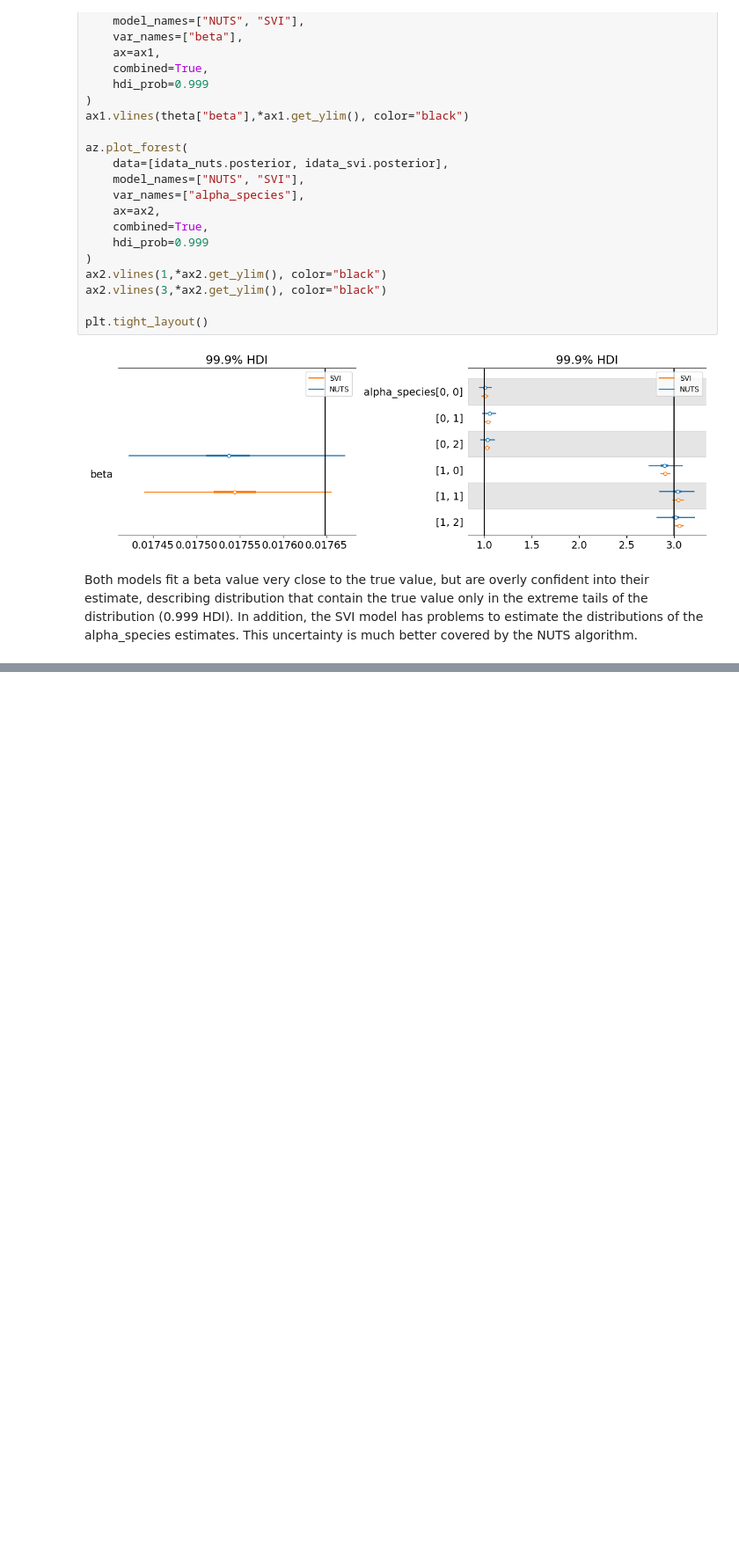
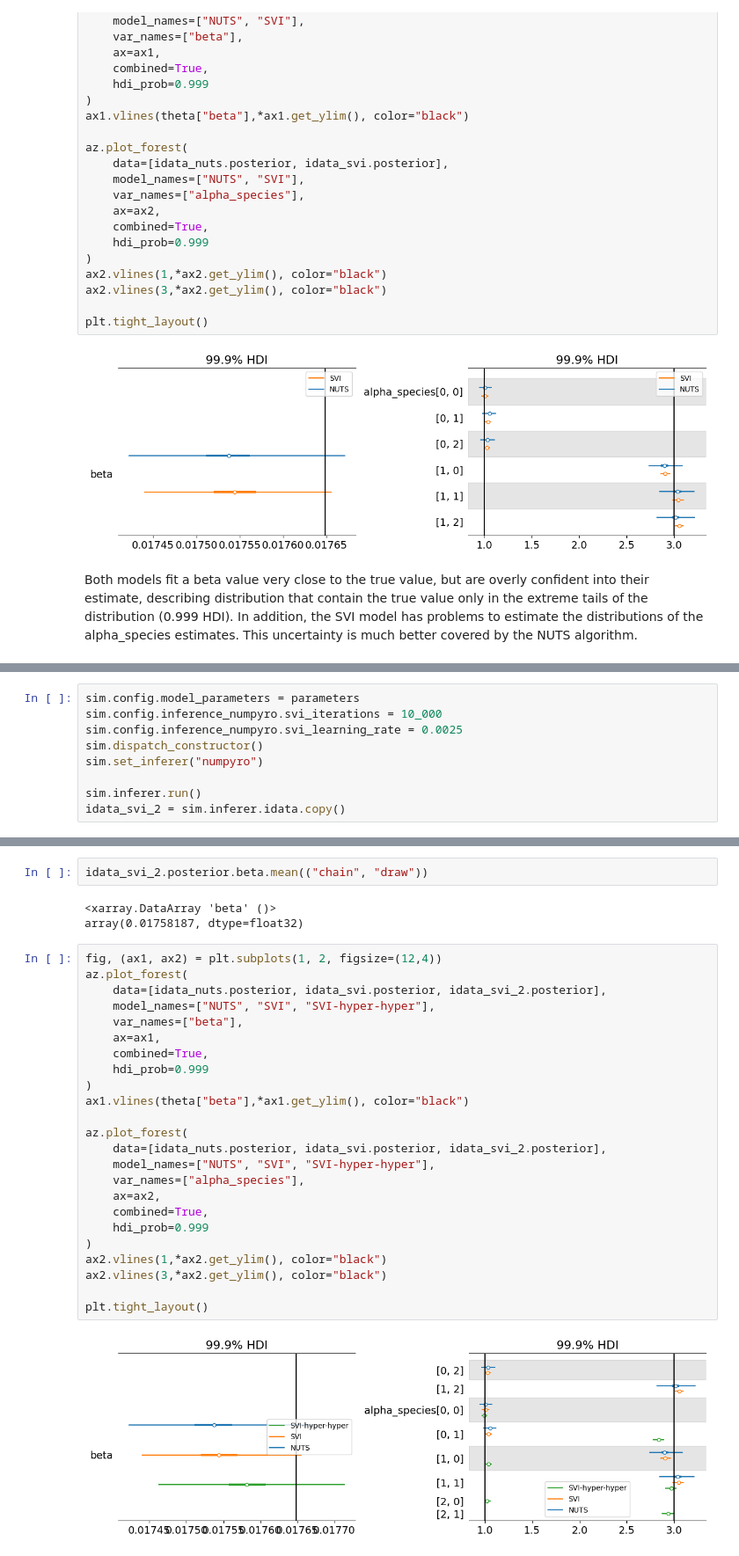
Before and after one commit to flo-schu/pymob, a Jupyter notebook: case_studies/test_case_study/scripts/hierarchical_model.ipynb, the cells around one changed output, grey strips where cells are left out. Shown: that part at 88% size. Saved outputs shown, nothing was run; the diff lists cells and outputs as text; blank space fills up the shorter version.

```diff
--- a/case_studies/test_case_study/scripts/hierarchical_model.ipynb
+++ b/case_studies/test_case_study/scripts/hierarchical_model.ipynb
@@ -406,0 +449,9 @@ Both models fit a beta value very close to the true value, but are overly confid
+# %%
+sim.config.model_parameters = parameters
+sim.config.inference_numpyro.svi_iterations = 10_000
+sim.config.inference_numpyro.svi_learning_rate = 0.0025
+sim.dispatch_constructor()
+sim.set_inferer("numpyro")
+
+sim.inferer.run()
+idata_svi_2 = sim.inferer.idata.copy()
@@ -406,0 +508,31 @@ Both models fit a beta value very close to the true value, but are overly confid
+# %%
+idata_svi_2.posterior.beta.mean(("chain", "draw"))
+# %% [output]
+<xarray.DataArray 'beta' ()>
+array(0.01758187, dtype=float32)
+# %%
+fig, (ax1, ax2) = plt.subplots(1, 2, figsize=(12,4))
+az.plot_forest(
+    data=[idata_nuts.posterior, idata_svi.posterior, idata_svi_2.posterior],
+    model_names=["NUTS", "SVI", "SVI-hyper-hyper"],
+    var_names=["beta"],
+    ax=ax1,
+    combined=True,
+    hdi_prob=0.999
+)
+ax1.vlines(theta["beta"],*ax1.get_ylim(), color="black")
+
+az.plot_forest(
+    data=[idata_nuts.posterior, idata_svi.posterior, idata_svi_2.posterior],
+    model_names=["NUTS", "SVI", "SVI-hyper-hyper"],
+    var_names=["alpha_species"],
+    ax=ax2,
+    combined=True,
+    hdi_prob=0.999
+)
+ax2.vlines(1,*ax2.get_ylim(), color="black")
+ax2.vlines(3,*ax2.get_ylim(), color="black")
+
+plt.tight_layout()
+# %% [output]
+[figure, added]
```
Also changed, not shown: parts of 6 cells of this notebook.
